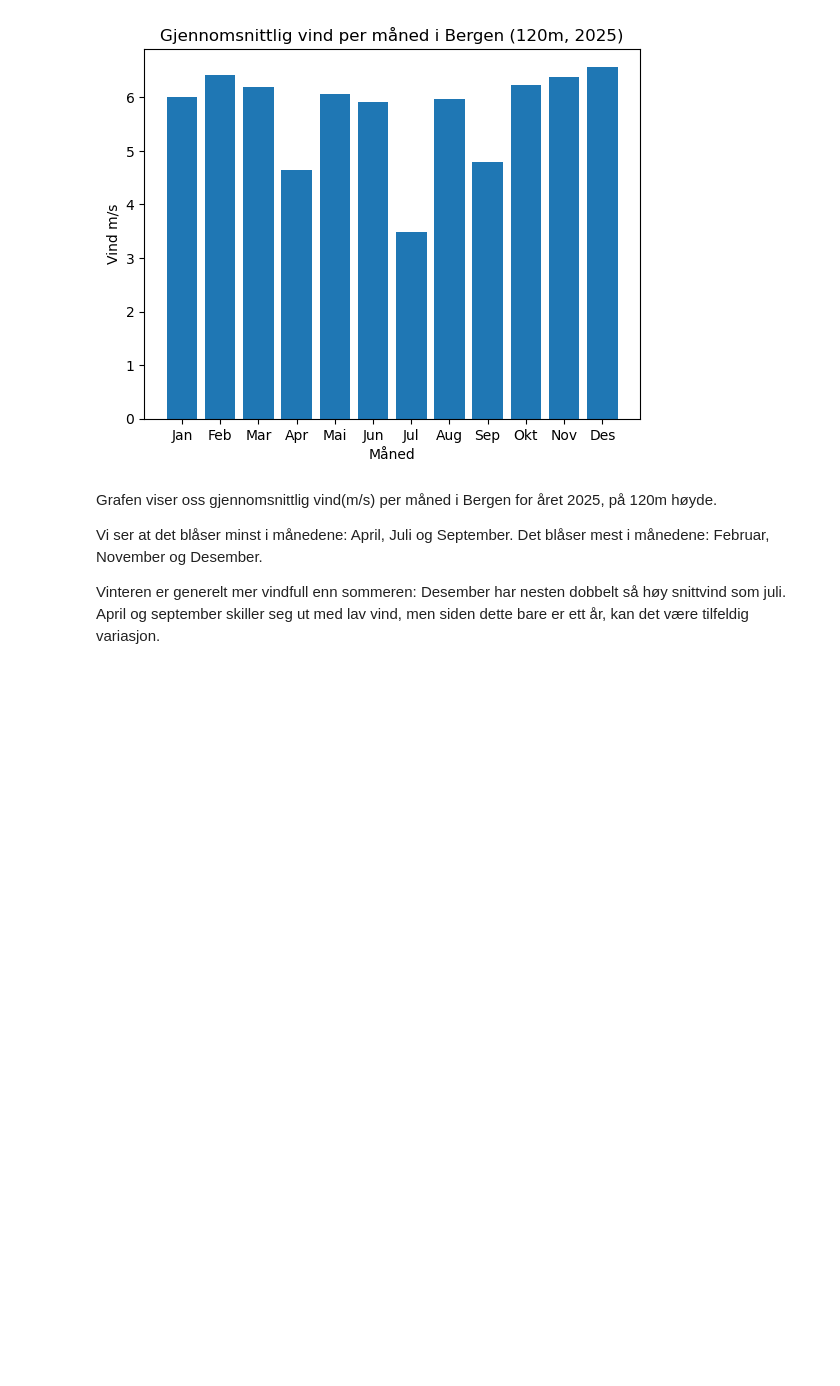
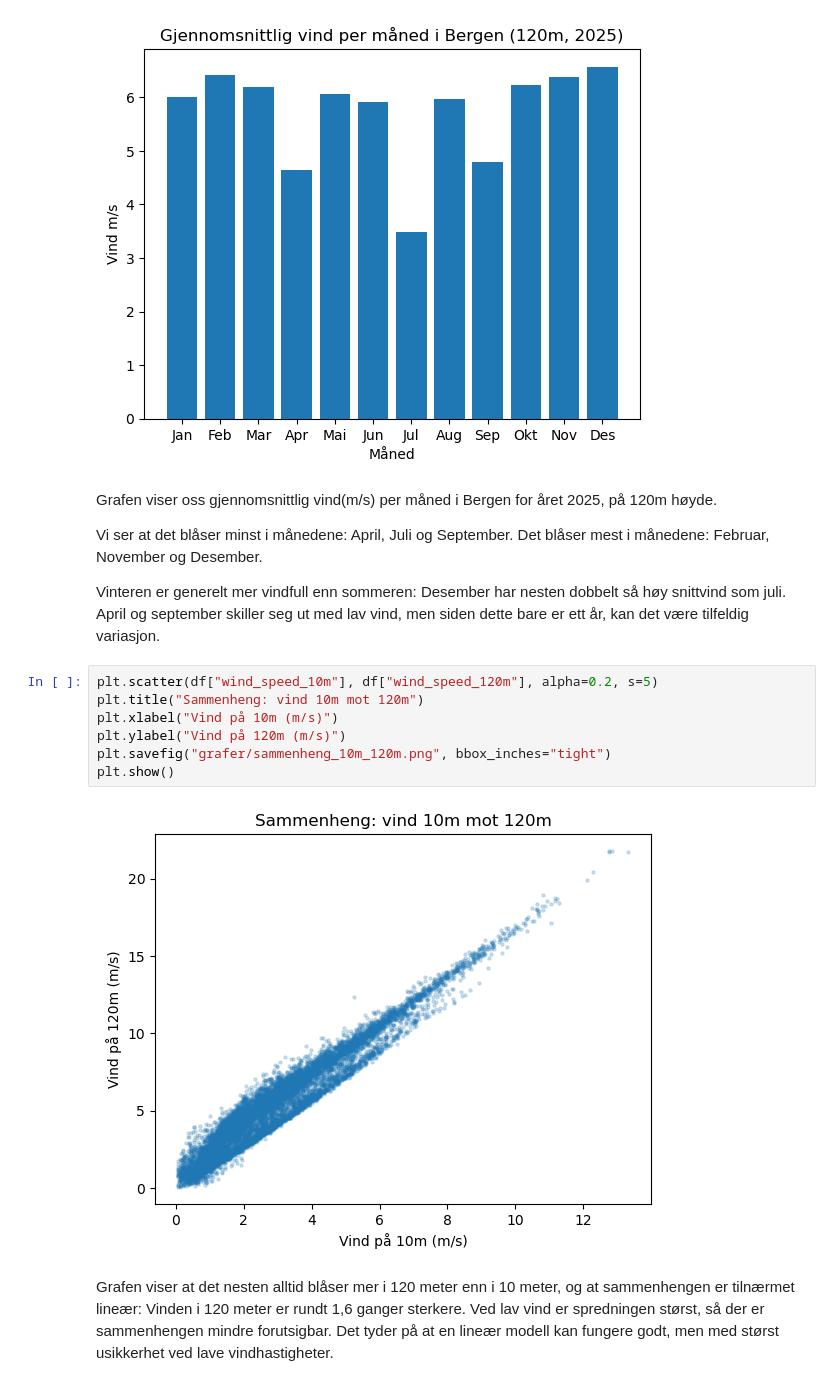
Before and after one commit to Sondreserichsen/vindprognose-bergen, a Jupyter notebook: vindprognose.ipynb, the cells around one changed output. Drawn from its saved outputs; the diff is of its cells as text; blank space fills up the shorter version.

Commit message:
Legg til graf over forholdet mellom vind i 10 meter og 20 meter

```diff
--- a/vindprognose.ipynb
+++ b/vindprognose.ipynb
@@ -96,3 +96,14 @@ Grafen viser oss gjennomsnittlig vind(m/s) per måned i Bergen for året 2025, p
 Vi ser at det blåser minst i månedene: April, Juli og September. Det blåser mest i månedene: Februar, November og Desember.
 
 Vinteren er generelt mer vindfull enn sommeren: Desember har nesten dobbelt så høy snittvind som juli. April og september skiller seg ut med lav vind, men siden dette bare er ett år, kan det være tilfeldig variasjon.
+# %%
+plt.scatter(df["wind_speed_10m"], df["wind_speed_120m"], alpha=0.2, s=5)
+plt.title("Sammenheng: vind 10m mot 120m")
+plt.xlabel("Vind på 10m (m/s)")
+plt.ylabel("Vind på 120m (m/s)")
+plt.savefig("grafer/sammenheng_10m_120m.png", bbox_inches="tight")
+plt.show()
+# %% [output]
+[figure, added]
+# %% [markdown]
+Grafen viser at det nesten alltid blåser mer i 120 meter enn i 10 meter, og at sammenhengen er tilnærmet lineær: Vinden i 120 meter er rundt 1,6 ganger sterkere. Ved lav vind er spredningen størst, så der er sammenhengen mindre forutsigbar. Det tyder på at en lineær modell kan fungere godt, men med størst usikkerhet ved lave vindhastigheter.
```
Also changed, not shown: 1 other file.
